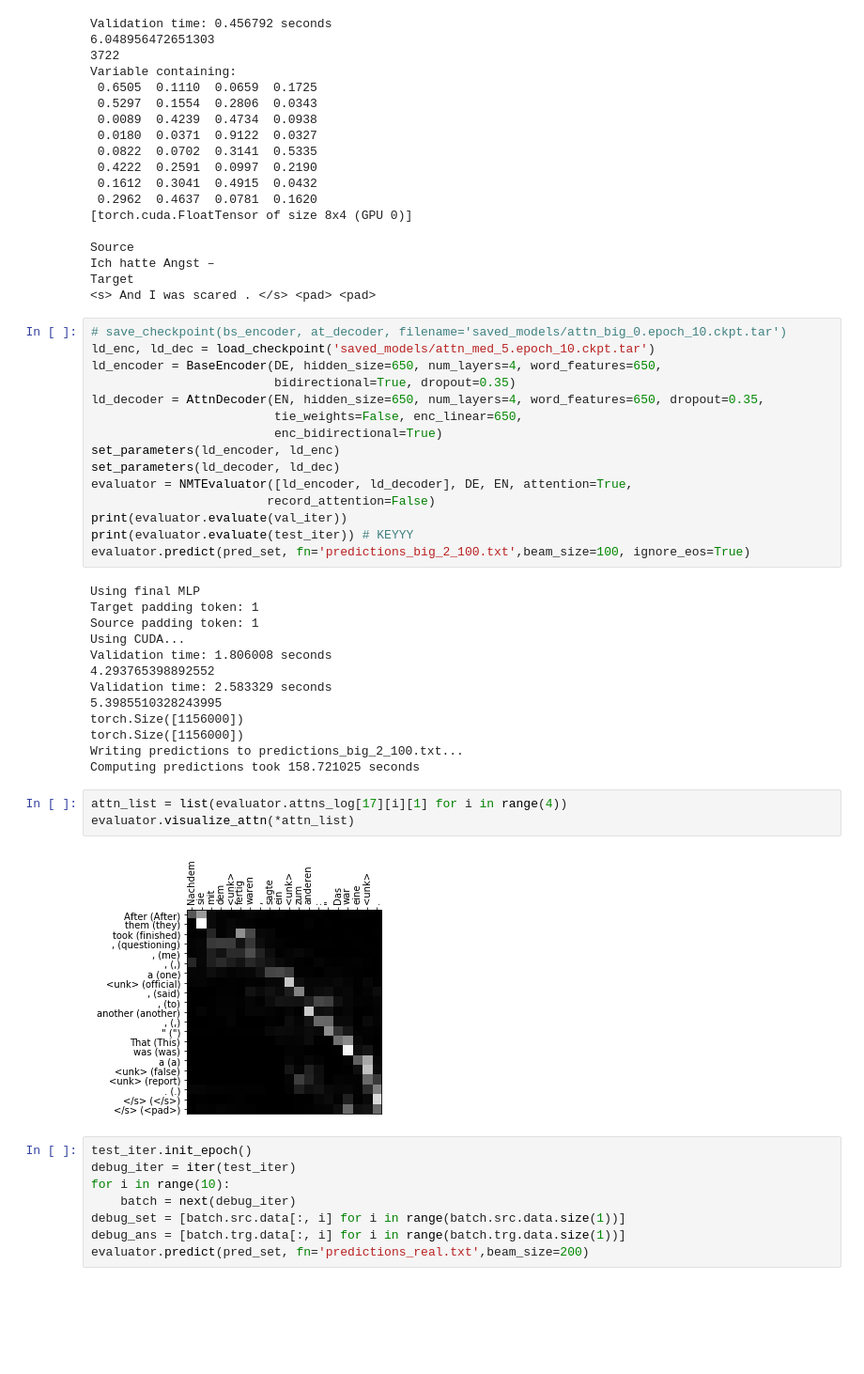
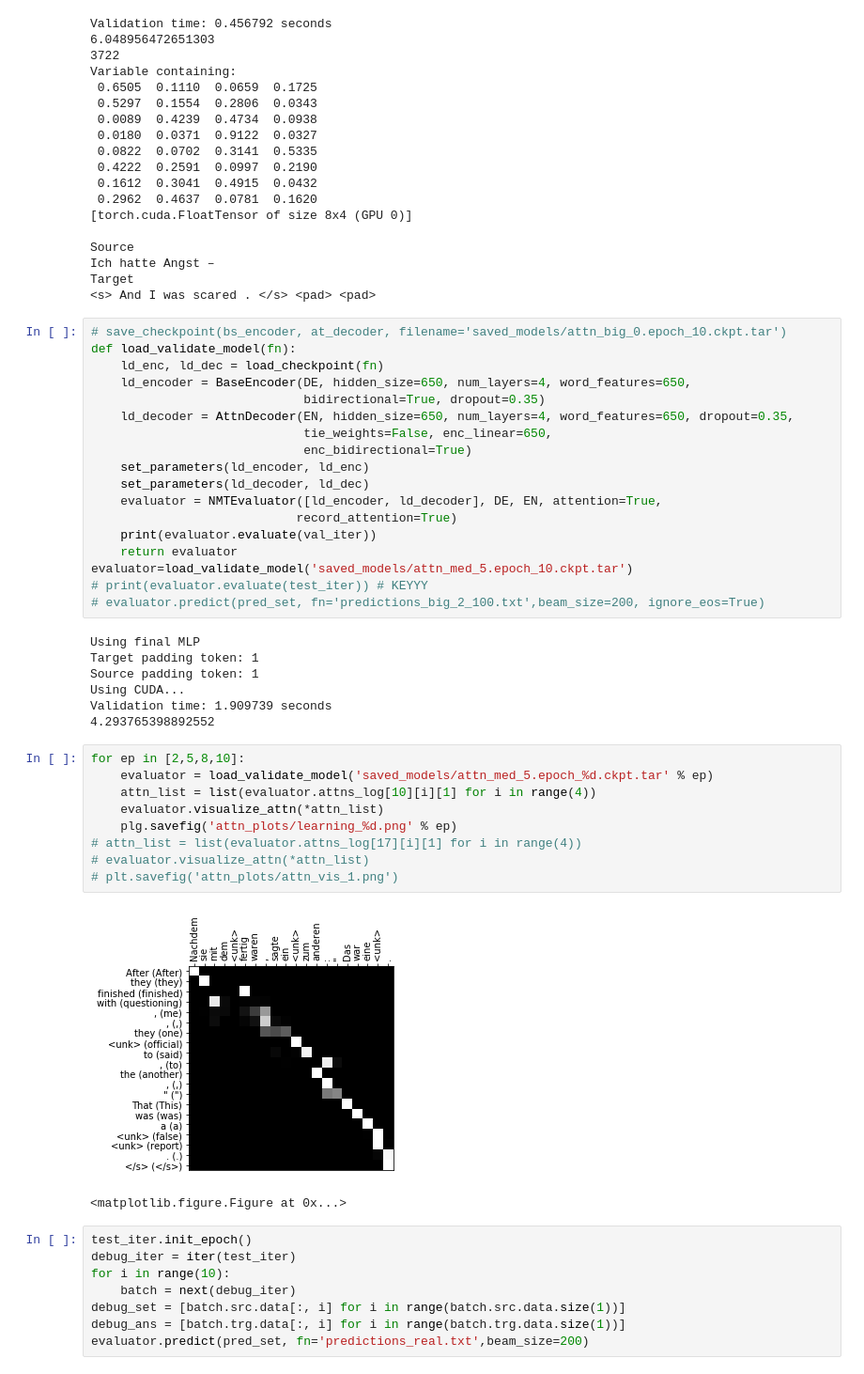
Before and after one commit to emptycrown/cs287-nlp, a Jupyter notebook: hw3/HW3-models-Noah-2.ipynb, the cells around one changed output. Shown at 94% size. Cells and saved outputs as stored; diff of their text form; blank space fills up the shorter version.

Commit message:
attention plots

```diff
--- a/hw3/HW3-models-Noah-2.ipynb
+++ b/hw3/HW3-models-Noah-2.ipynb
@@ -292,37 +305,41 @@ Target
 <s> And I was scared . </s> <pad> <pad>
 # %%
 # save_checkpoint(bs_encoder, at_decoder, filename='saved_models/attn_big_0.epoch_10.ckpt.tar')
-ld_enc, ld_dec = load_checkpoint('saved_models/attn_med_5.epoch_10.ckpt.tar')
-ld_encoder = BaseEncoder(DE, hidden_size=650, num_layers=4, word_features=650,
-                         bidirectional=True, dropout=0.35)
-ld_decoder = AttnDecoder(EN, hidden_size=650, num_layers=4, word_features=650, dropout=0.35,
-                         tie_weights=False, enc_linear=650,
-                         enc_bidirectional=True)
-set_parameters(ld_encoder, ld_enc)
-set_parameters(ld_decoder, ld_dec)
-evaluator = NMTEvaluator([ld_encoder, ld_decoder], DE, EN, attention=True,
-                        record_attention=False)
-print(evaluator.evaluate(val_iter))
-print(evaluator.evaluate(test_iter)) # KEYYY
-evaluator.predict(pred_set, fn='predictions_big_2_100.txt',beam_size=100, ignore_eos=True)
+def load_validate_model(fn):
+    ld_enc, ld_dec = load_checkpoint(fn)
+    ld_encoder = BaseEncoder(DE, hidden_size=650, num_layers=4, word_features=650,
+                             bidirectional=True, dropout=0.35)
+    ld_decoder = AttnDecoder(EN, hidden_size=650, num_layers=4, word_features=650, dropout=0.35,
+                             tie_weights=False, enc_linear=650,
+                             enc_bidirectional=True)
+    set_parameters(ld_encoder, ld_enc)
+    set_parameters(ld_decoder, ld_dec)
+    evaluator = NMTEvaluator([ld_encoder, ld_decoder], DE, EN, attention=True,
+                            record_attention=True)
+    print(evaluator.evaluate(val_iter))
+    return evaluator
+evaluator=load_validate_model('saved_models/attn_med_5.epoch_10.ckpt.tar')
+# print(evaluator.evaluate(test_iter)) # KEYYY
+# evaluator.predict(pred_set, fn='predictions_big_2_100.txt',beam_size=200, ignore_eos=True)
 # %% [output]
 Using final MLP
 Target padding token: 1
 Source padding token: 1
 Using CUDA...
-Validation time: 1.806008 seconds
+Validation time: 1.909739 seconds
 4.293765398892552
-Validation time: 2.583329 seconds
-5.3985510328243995
-torch.Size([1156000])
-torch.Size([1156000])
-Writing predictions to predictions_big_2_100.txt...
-Computing predictions took 158.721025 seconds
-# %%
-attn_list = list(evaluator.attns_log[17][i][1] for i in range(4))
-evaluator.visualize_attn(*attn_list)
-# %% [output]
-[figure, removed]
+# %%
+for ep in [2,5,8,10]:
+    evaluator = load_validate_model('saved_models/attn_med_5.epoch_%d.ckpt.tar' % ep)
+    attn_list = list(evaluator.attns_log[10][i][1] for i in range(4))
+    evaluator.visualize_attn(*attn_list)
+    plg.savefig('attn_plots/learning_%d.png' % ep)
+# attn_list = list(evaluator.attns_log[17][i][1] for i in range(4))
+# evaluator.visualize_attn(*attn_list)
+# plt.savefig('attn_plots/attn_vis_1.png')
+# %% [output]
+[figure, added]
+<matplotlib.figure.Figure at 0x...>
 # %%
 test_iter.init_epoch()
 debug_iter = iter(test_iter)
```
Also changed, not shown: parts of 3 cells of this notebook, 12 other files.
